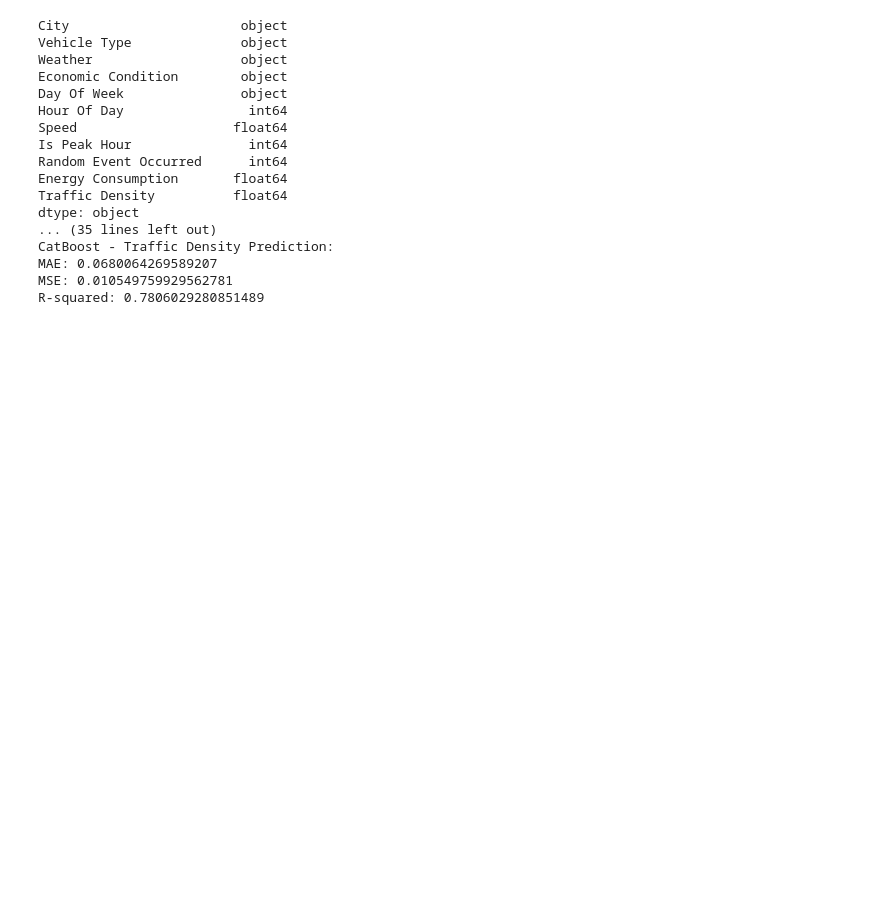
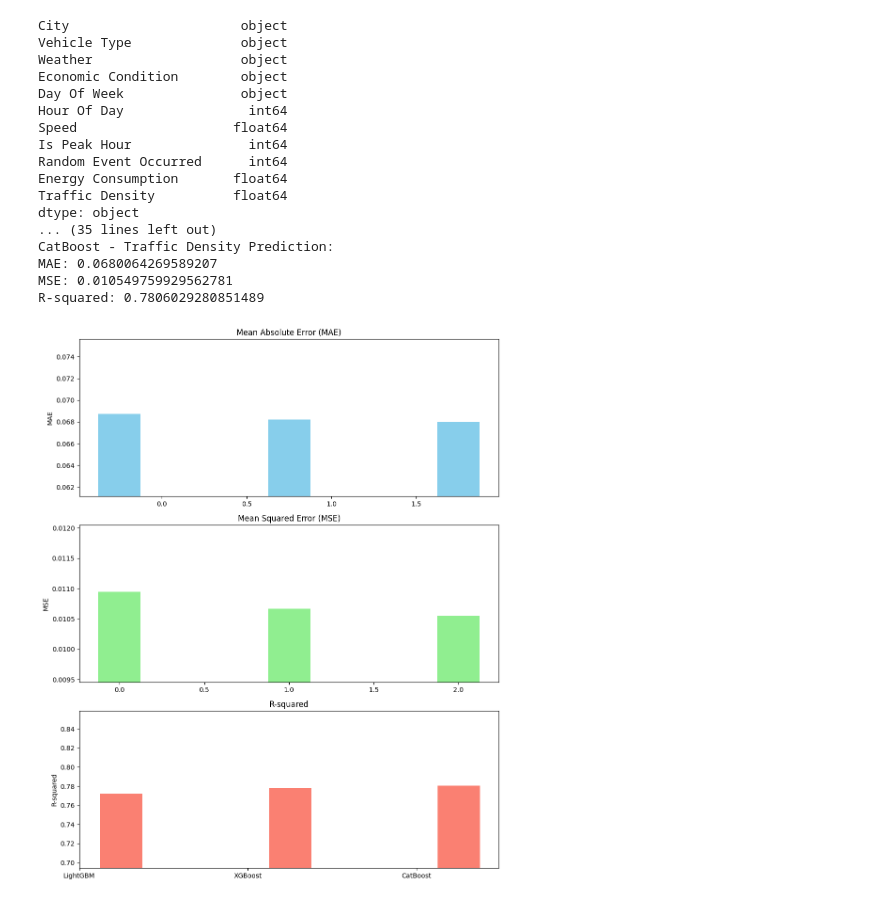
Before and after one commit to elondemi/UrbanTrafficDensity, a Jupyter notebook: src/gradient_boosting_model_training.ipynb, the cells around one changed output. Cells and saved outputs as stored; diff of their text form; code cells hidden in the pictures; blank space fills up the shorter version.

Commit message:
added comparison visualization of gradient boosting algorithms

```diff
--- a/src/gradient_boosting_model_training.ipynb
+++ b/src/gradient_boosting_model_training.ipynb
@@ -92,3 +90,42 @@ CatBoost - Traffic Density Prediction:
 MAE: 0.0680064269589207
 MSE: 0.010549759929562781
 R-squared: 0.7806029280851489
+# %%
+r2_values = [r2_lgbm, r2_xgb, r2_catboost]
+mae_values = [mae_lgbm, mae_xgb, mae_catboost]
+mse_values = [mse_lgbm, mse_xgb, mse_catboost]
+algorithms = ['LightGBM', 'XGBoost', 'CatBoost']
+
+bar_width = 0.25
+
+# Adjusting x positions for each group
+index = np.arange(len(algorithms))
+
+# Plotting
+fig, axs = plt.subplots(3, 1, figsize=(10, 12))
+
+# MAE plot
+axs[0].bar(index - bar_width, mae_values, bar_width, color='skyblue', label='MAE')
+axs[0].set_title('Mean Absolute Error (MAE)')
+axs[0].set_ylabel('MAE')
+axs[0].set_ylim(min(mae_values) - 0.1 * max(mae_values), max(mae_values) + 0.1 * max(mae_values))  # Adjusting y-axis range
+
+# MSE plot
+axs[1].bar(index, mse_values, bar_width, color='lightgreen', label='MSE')
+axs[1].set_title('Mean Squared Error (MSE)')
+axs[1].set_ylabel('MSE')
+axs[1].set_ylim(min(mse_values) - 0.1 * max(mse_values), max(mse_values) + 0.1 * max(mse_values))  # Adjusting y-axis range
+
+# R-squared plot
+axs[2].bar(index + bar_width, r2_values, bar_width, color='salmon', label='R-squared')
+axs[2].set_title('R-squared')
+axs[2].set_ylabel('R-squared')
+axs[2].set_ylim(min(r2_values) - 0.1 * max(r2_values), max(r2_values) + 0.1 * max(r2_values))  # Adjusting y-axis range
+
+# Set x-axis ticks and labels
+plt.xticks(index, algorithms)
+
+plt.tight_layout()
+plt.show()
+# %% [output]
+[figure, added]
```
Also changed, not shown: parts of 1 cell of this notebook, 1 other file.
